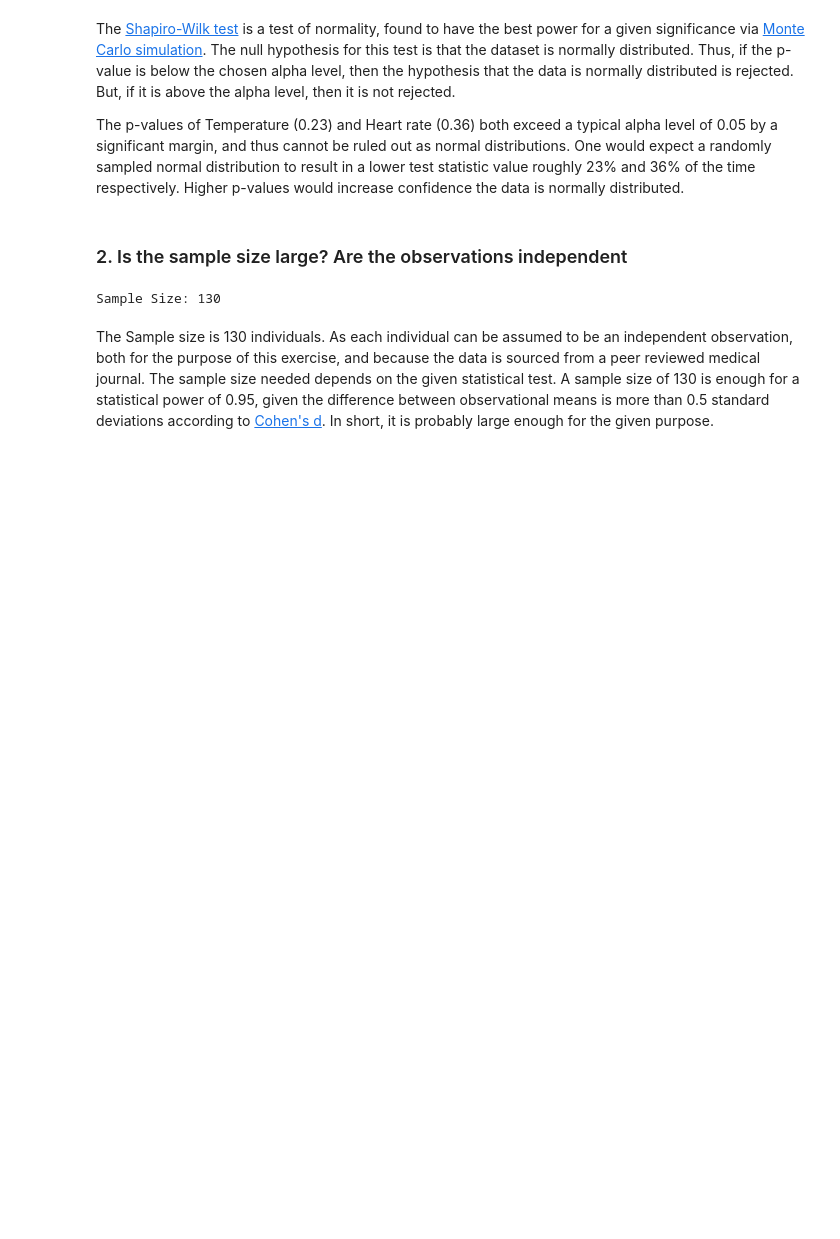
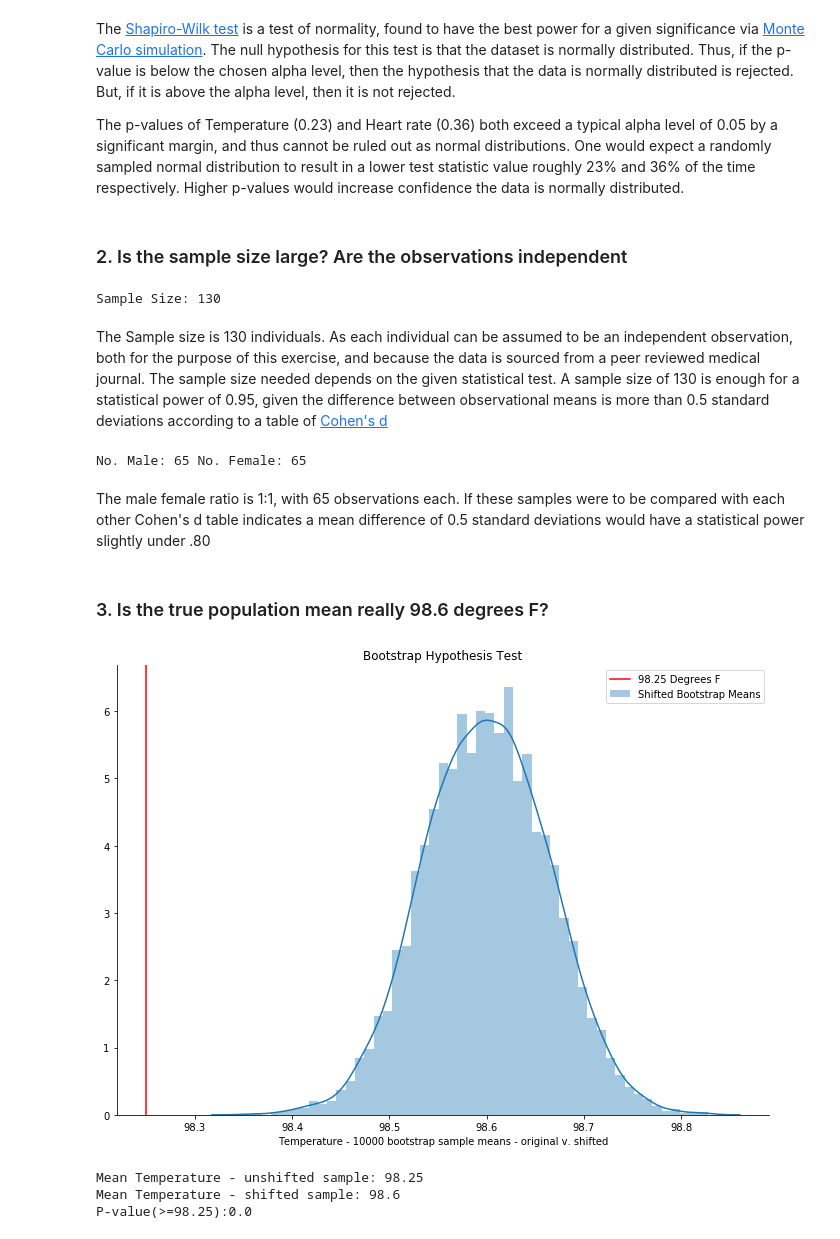
Before and after one commit to Nhorning/EDA_human_temperature, a Jupyter notebook: sliderule_dsi_inferential_statistics_exercise_1.ipynb, the cells around one changed output. Drawn from its saved outputs; the diff is of its cells as text; code cells hidden in the pictures; blank space fills up the shorter version.

```diff
--- a/sliderule_dsi_inferential_statistics_exercise_1.ipynb
+++ b/sliderule_dsi_inferential_statistics_exercise_1.ipynb
@@ -159,4 +160,75 @@ print('Sample Size:',len(T))
 # %% [output]
 Sample Size: 130
 # %% [markdown]
-The Sample size is 130 individuals. As each individual can be assumed to be an independent observation, both for the purpose of this exercise, and because the data is sourced from a peer reviewed medical journal.  The sample size needed depends on the given statistical test. A sample size of 130 is enough for a statistical power of 0.95, given the difference between observational means is more than 0.5 standard deviations according to [Cohen's d](https://en.wikipedia.org/wiki/Sample_size_determination#Required_sample_sizes_for_hypothesis_tests). In short, it is probably large enough for the given purpose.
+The Sample size is 130 individuals. As each individual can be assumed to be an independent observation, both for the purpose of this exercise, and because the data is sourced from a peer reviewed medical journal.  The sample size needed depends on the given statistical test. A sample size of 130 is enough for a statistical power of 0.95, given the difference between observational means is more than 0.5 standard deviations according to a table of [Cohen's d](https://en.wikipedia.org/wiki/Sample_size_determination#Required_sample_sizes_for_hypothesis_tests)
+# %%
+#disagrigate by gender
+male = df.loc[G == 'M']
+female = df.loc[G == 'F']
+
+print('No. Male:', len(male),'No. Female:',len(female))
+# %% [output]
+No. Male: 65 No. Female: 65
+# %% [markdown]
+The male female ratio is 1:1, with 65 observations each. If these samples were to be compared with each other Cohen's d table indicates a mean difference of 0.5 standard deviations would have a statistical power slightly under .80
+# %% [markdown]
+### 3. Is the true population mean really 98.6 degrees F?
+# %%
+#Bootstrap hypothesis test.
+#create bootstrap function
+def bs_sample(v, function, size = 10000):
+
+    #generate random seed (should reduce need to upload new image everytime plot is run)
+    np.random.seed(42)
+
+    #initialize replicates
+    bs_sample = np.empty(size)
+
+    #create replicates
+    for i in range(size):
+        bs = function(np.random.choice(v, size=len(v)))
+        bs_sample[i] = bs
+
+    return  bs_sample
+
+n=10000
+
+#Shift sample over to 98.6
+shifted_sample = T + (98.6 - muT)
+
+#Create Bootstrap Means
+shifted_bs_means = bs_sample(shifted_sample, np.mean,n)
+bs_means = bs_sample(T,np.mean,n)
+
+#Find mean of bootstrap means
+bs_mean_mean = np.mean(bs_means)
+shifted_mean_mean = np.mean(shifted_bs_means)
+
+#find p value
+p = np.sum(shifted_bs_means <= muT)/n
+
+
+#Plot bootstrap means
+f, ax = plt.subplots(1, 1)
+#sns.distplot(bs_means, label='Bootstrap Means')
+sns.distplot(shifted_bs_means, label = 'Shifted Bootstrap Means')
+plt.axvline(x=muT, c='r', label=str(round(muT,2))+' Degrees F')
+f.set_size_inches(A4)
+sns.despine()
+xlabel='Temperature - '+str(n)+' bootstrap sample means - original v. shifted'
+ax.set_xlabel(xlabel)
+ax.set_title('Bootstrap Hypothesis Test')
+plt.legend()
+
+plt.show()
+mstring = 'Mean Temperature - unshifted sample: '+str(round(bs_mean_mean,2))\
+            +'\nMean Temperature - shifted sample: '+str(round(shifted_mean_mean,2))\
+            +'\nP-value(>='+str(muT)+'):'+str(p)
+
+
+print(mstring)
+# %% [output]
+[figure, added]
+Mean Temperature - unshifted sample: 98.25
+Mean Temperature - shifted sample: 98.6
+P-value(>=98.25):0.0
```
Also changed, not shown: parts of 2 cells of this notebook.
